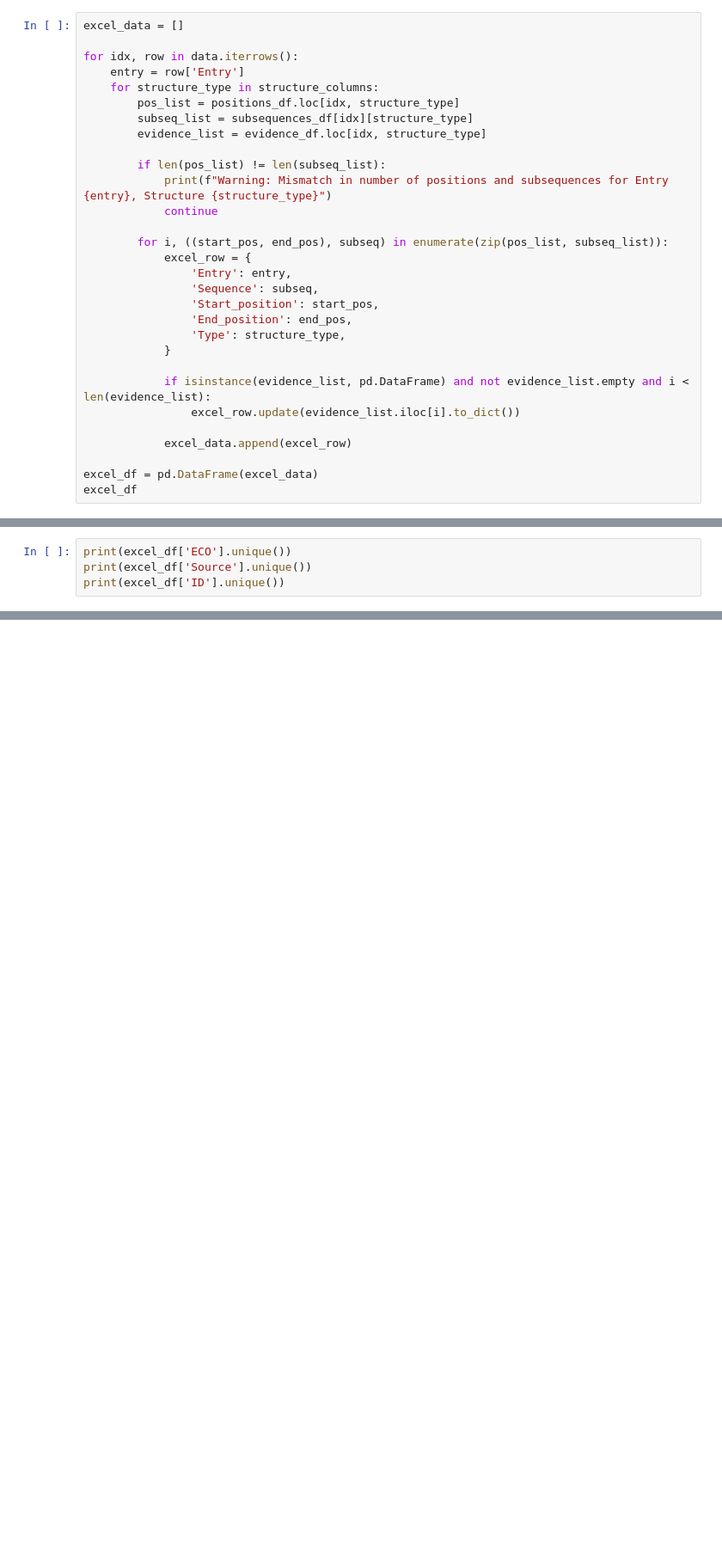
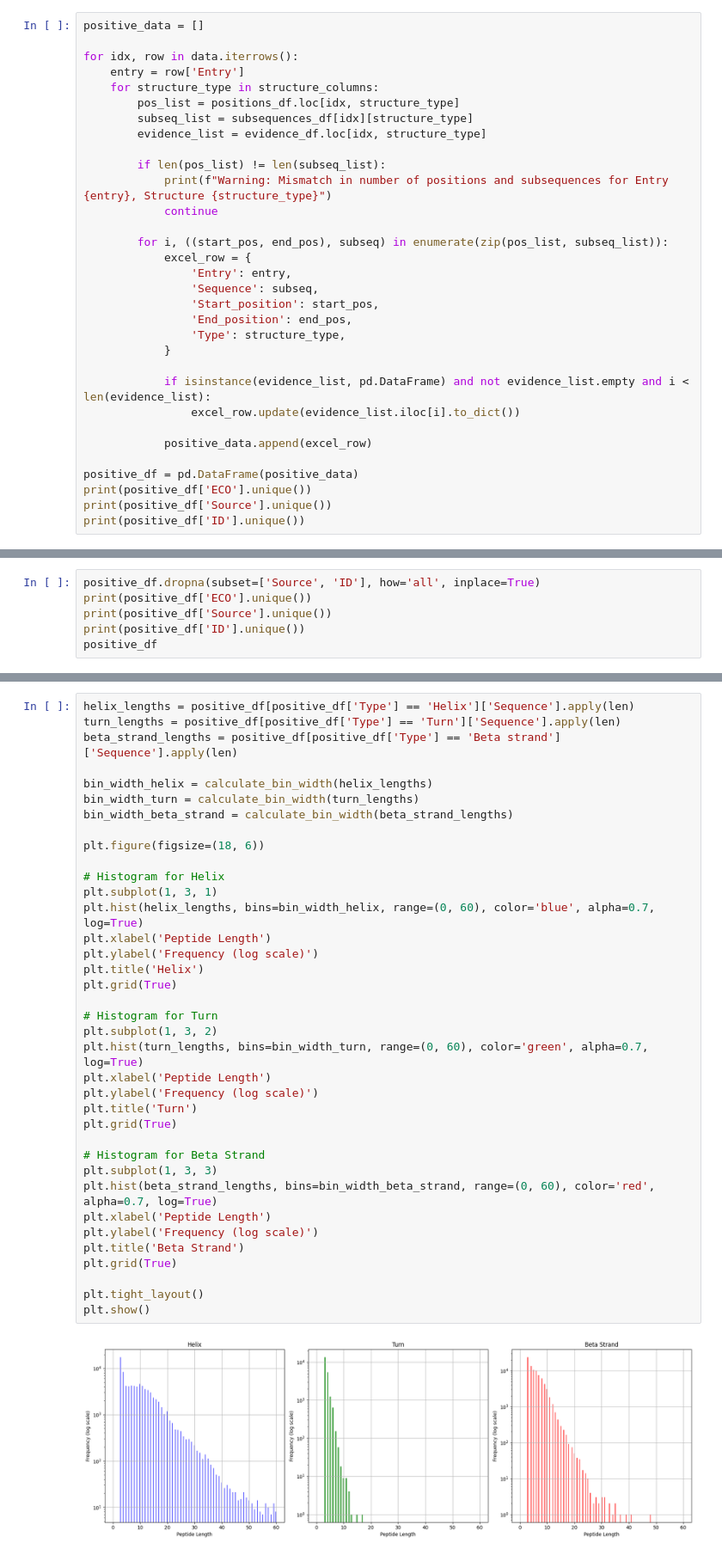
Before and after one commit to f-normies/UniProt_structures_parser, a Jupyter notebook: dataset_parsing.ipynb, the cells around one changed output, grey strips where cells are left out. Shown: that part at 86% size. Drawn from its saved outputs; the diff is of its cells as text; blank space fills up the shorter version.

```diff
--- a/dataset_parsing.ipynb
+++ b/dataset_parsing.ipynb
@@ -162,5 +128,5 @@ evidence_df
 # %%
-excel_data = []
+positive_data = []
 
 for idx, row in data.iterrows():
     entry = row['Entry']
@@ -185,8 +151,10 @@ for idx, row in data.iterrows():
             if isinstance(evidence_list, pd.DataFrame) and not evidence_list.empty and i < len(evidence_list):
                 excel_row.update(evidence_list.iloc[i].to_dict())
 
-            excel_data.append(excel_row)
+            positive_data.append(excel_row)
 
-excel_df = pd.DataFrame(excel_data)
-excel_df
+positive_df = pd.DataFrame(positive_data)
+print(positive_df['ECO'].unique())
+print(positive_df['Source'].unique())
+print(positive_df['ID'].unique())
 # %% [output]
@@ -206,7 +164,9 @@ excel_df
 # %%
-print(excel_df['ECO'].unique())
-print(excel_df['Source'].unique())
-print(excel_df['ID'].unique())
+positive_df.dropna(subset=['Source', 'ID'], how='all', inplace=True)
+print(positive_df['ECO'].unique())
+print(positive_df['Source'].unique())
+print(positive_df['ID'].unique())
+positive_df
 # %% [output]
 ['0007829']
 ['PDB']
@@ -217,0 +298,39 @@ autoscale_excel(excel_path)
+# %%
+helix_lengths = positive_df[positive_df['Type'] == 'Helix']['Sequence'].apply(len)
+turn_lengths = positive_df[positive_df['Type'] == 'Turn']['Sequence'].apply(len)
+beta_strand_lengths = positive_df[positive_df['Type'] == 'Beta strand']['Sequence'].apply(len)
+
+bin_width_helix = calculate_bin_width(helix_lengths)
+bin_width_turn = calculate_bin_width(turn_lengths)
+bin_width_beta_strand = calculate_bin_width(beta_strand_lengths)
+
+plt.figure(figsize=(18, 6))
+
+# Histogram for Helix
+plt.subplot(1, 3, 1)
+plt.hist(helix_lengths, bins=bin_width_helix, range=(0, 60), color='blue', alpha=0.7, log=True)
+plt.xlabel('Peptide Length')
+plt.ylabel('Frequency (log scale)')
+plt.title('Helix')
+plt.grid(True)
+
+# Histogram for Turn
+plt.subplot(1, 3, 2)
+plt.hist(turn_lengths, bins=bin_width_turn, range=(0, 60), color='green', alpha=0.7, log=True)
+plt.xlabel('Peptide Length')
+plt.ylabel('Frequency (log scale)')
+plt.title('Turn')
+plt.grid(True)
+
+# Histogram for Beta Strand
+plt.subplot(1, 3, 3)
+plt.hist(beta_strand_lengths, bins=bin_width_beta_strand, range=(0, 60), color='red', alpha=0.7, log=True)
+plt.xlabel('Peptide Length')
+plt.ylabel('Frequency (log scale)')
+plt.title('Beta Strand')
+plt.grid(True)
+
+plt.tight_layout()
+plt.show()
+# %% [output]
+[figure, added]
```
Also changed, not shown: parts of 13 cells of this notebook, 2 other files.
